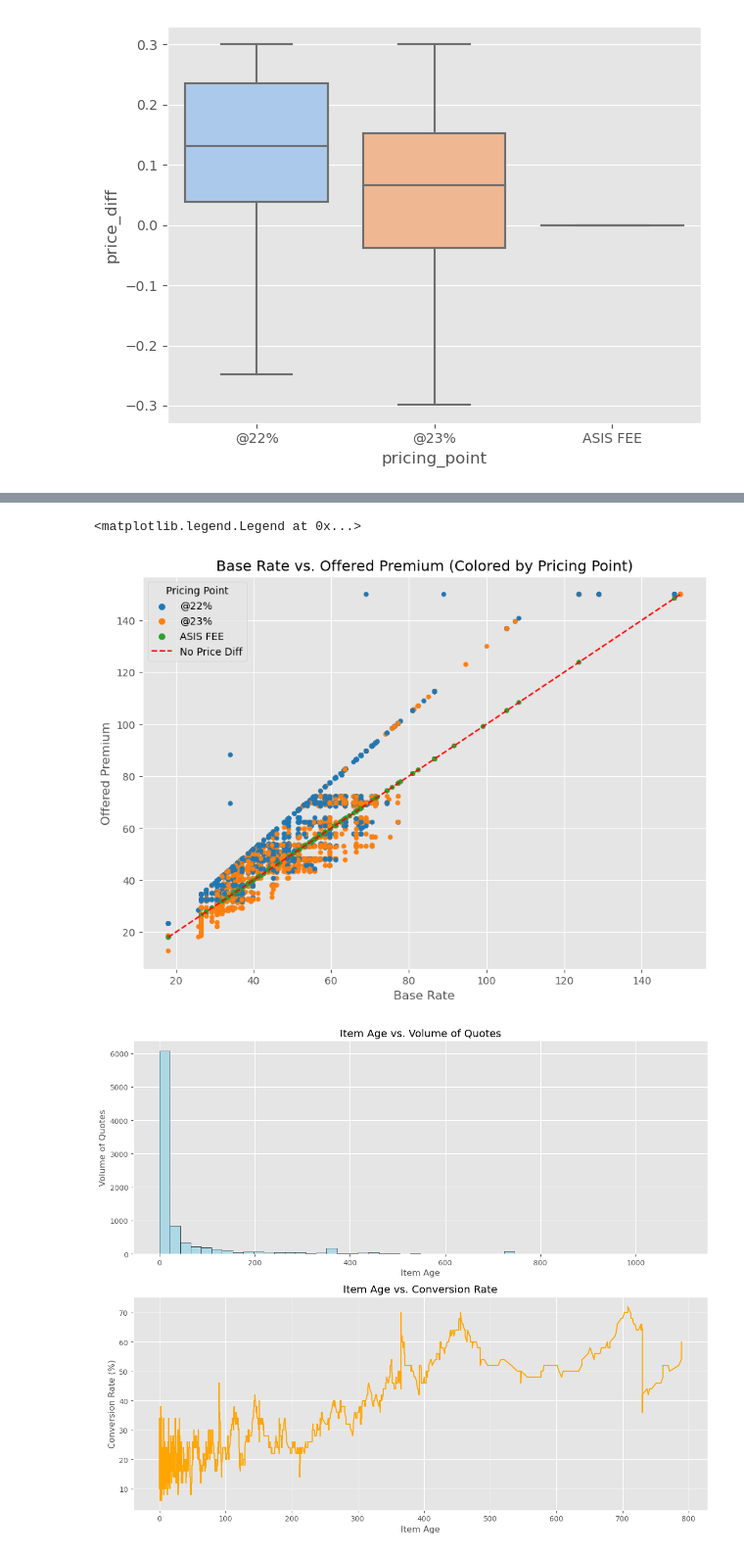
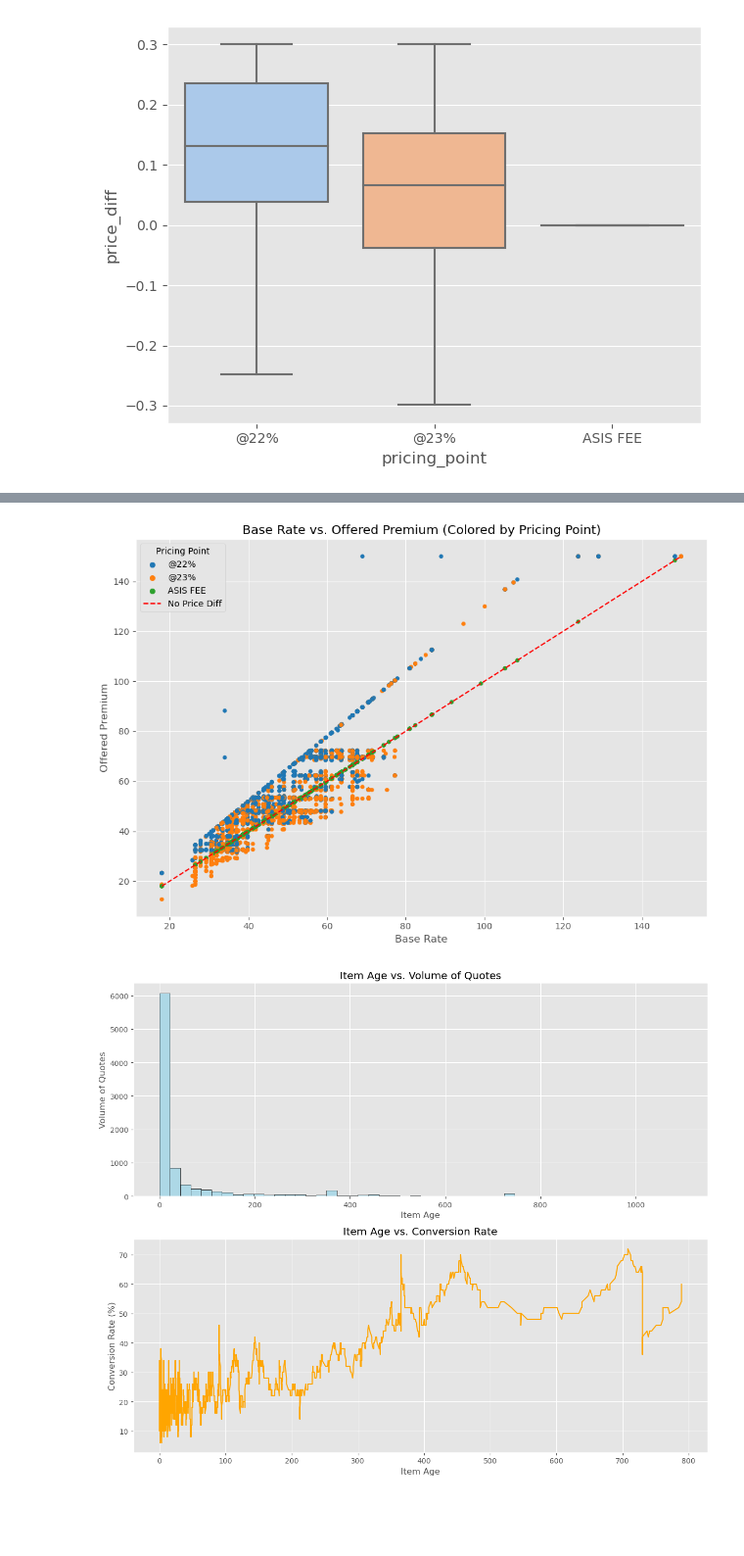
Before and after one commit to matin-zarei/DG-assessment, a Jupyter notebook: Main.ipynb, the cells around one changed output, grey strips where cells are left out. Shown at 98% size. Cells and saved outputs as stored; diff of their text form; code cells hidden in the pictures; blank space fills up the shorter version.

```diff
--- a/Main.ipynb
+++ b/Main.ipynb
@@ -533,30 +528,30 @@ Text(0.5, 1.0, 'Boxplot of price_diff by sale_flag')
 # %%
 # Scatter plot of base_rate vs offered_premium
 
 plt.figure(figsize=(10,7))
 
 sns.scatterplot(
     x='base_rate',
     y='offered_premium',
     hue='pricing_point',
     palette='tab10',
     data=df,
     s=20,
     edgecolor=None
 )
 
 # Reference y=x line
 plt.plot([df['base_rate'].min(), df['base_rate'].max()],
          [df['base_rate'].min(), df['base_rate'].max()],
          'r--', label='No Price Diff')
 
 plt.title('Base Rate vs. Offered Premium (Colored by Pricing Point)')
 plt.xlabel('Base Rate')
 plt.ylabel('Offered Premium')
 plt.legend(title='Pricing Point')
+plt.tight_layout()
 # %% [output]
-<matplotlib.legend.Legend at 0x...>
-[figure, old version]
+[figure, new version]
 # %%
 # plot of Age vs quotes and conversion rate
 df_sorted = df.sort_values('item_age')
```
Also changed, not shown: parts of 34 cells of this notebook.
